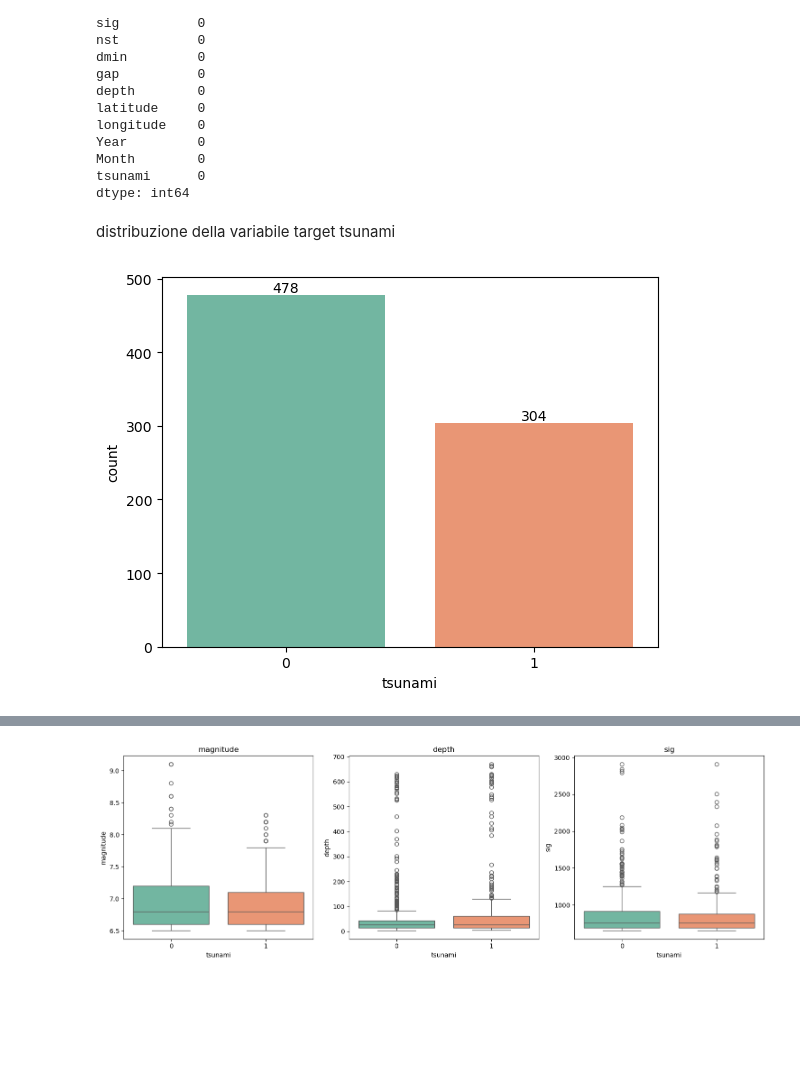
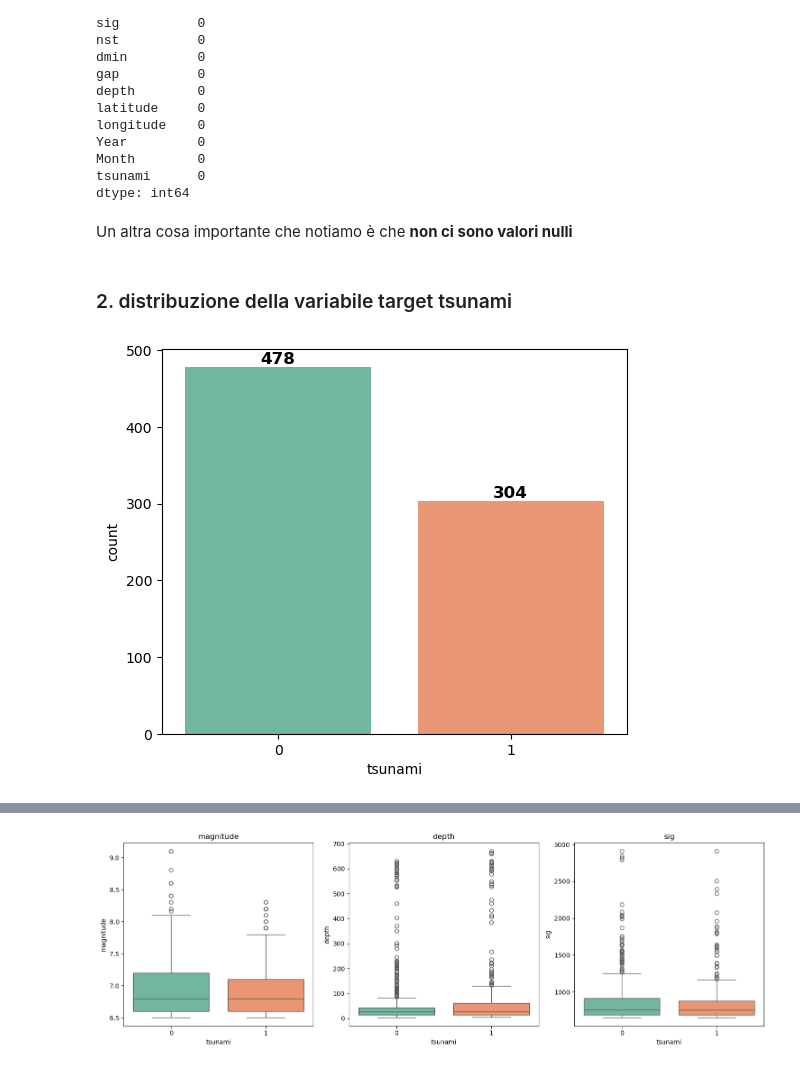
Before and after one commit to juanasofiacruzcontento-svg/machine_learning, a Jupyter notebook: notebooks/01_eda.ipynb, the cells around one changed output, grey strips where cells are left out. Drawn from its saved outputs; the diff is of its cells as text; code cells hidden in the pictures; blank space fills up the shorter version.

```diff
--- a/notebooks/01_eda.ipynb
+++ b/notebooks/01_eda.ipynb
@@ -62,3 +54,5 @@ Year         0
 Month        0
 tsunami      0
 dtype: int64
+# %% [markdown]
+Un altra cosa importante che notiamo è che **non ci sono valori nulli**
@@ -65,11 +190,15 @@ dtype: int64
 # %% [markdown]
-distribuzione della variabile target tsunami
+### 2. distribuzione della variabile target tsunami
 # %%
-ax = sns.countplot(x='tsunami', data=df, palette='Set2')
+fig, ax = plt.subplots(figsize=(6, 5))
+
+ax = sns.countplot(x='tsunami', data=df, palette='Set2', ax=ax)
 
 for p in ax.patches:
-    ax.annotate(int(p.get_height()),
-                (p.get_x() + p.get_width() / 2, p.get_height()),
-                ha='center', va='bottom')
+    ax.annotate(
+        int(p.get_height()),
+        (p.get_x() + p.get_width() / 2, p.get_height()),
+        ha='center', va='bottom', fontsize=12, fontweight='bold'
+    )
 # %% [output]
-[figure, old version]
+[figure, new version]
```
Also changed, not shown: parts of 18 cells of this notebook.
